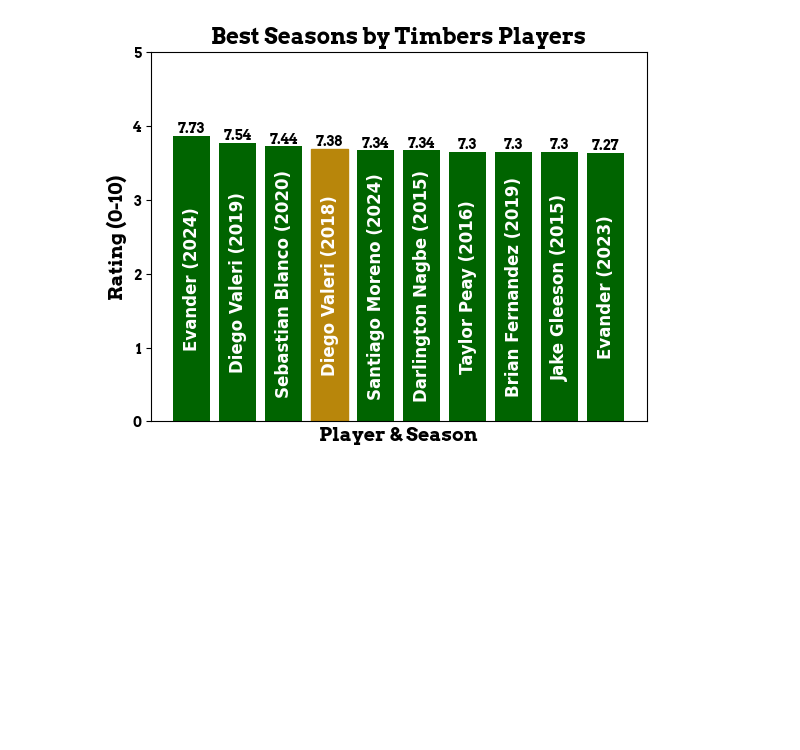
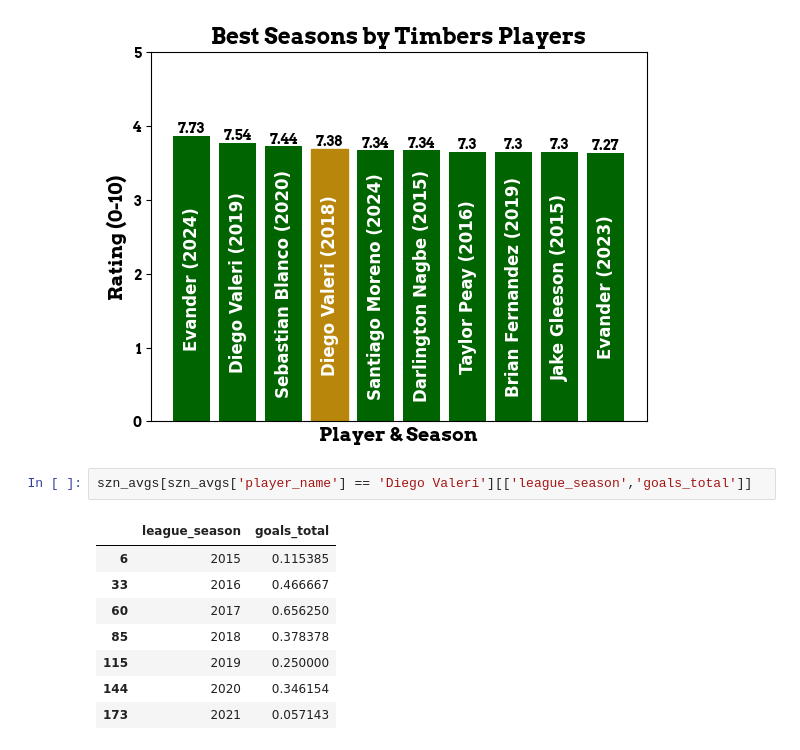
Before and after one commit to domihw05/TimbersDataExploration, a Jupyter notebook: timbers-data-analysis.ipynb, the cells around one changed output. Drawn from its saved outputs; the diff is of its cells as text; blank space fills up the shorter version.

```diff
--- a/timbers-data-analysis.ipynb
+++ b/timbers-data-analysis.ipynb
@@ -192,3 +199,14 @@ ax.bar_label(bar_container,fontproperties=font_props)
 plt.show()
 # %% [output]
 [figure]
+# %%
+szn_avgs[szn_avgs['player_name'] == 'Diego Valeri'][['league_season','goals_total']]
+# %% [output]
+|  | league_season | goals_total |
+| 6 | 2015 | 0.115385 |
+| 33 | 2016 | 0.466667 |
+| 60 | 2017 | 0.656250 |
+| 85 | 2018 | 0.378378 |
+| 115 | 2019 | 0.250000 |
+| 144 | 2020 | 0.346154 |
+| 173 | 2021 | 0.057143 |
```
Also changed, not shown: parts of 4 cells of this notebook.
